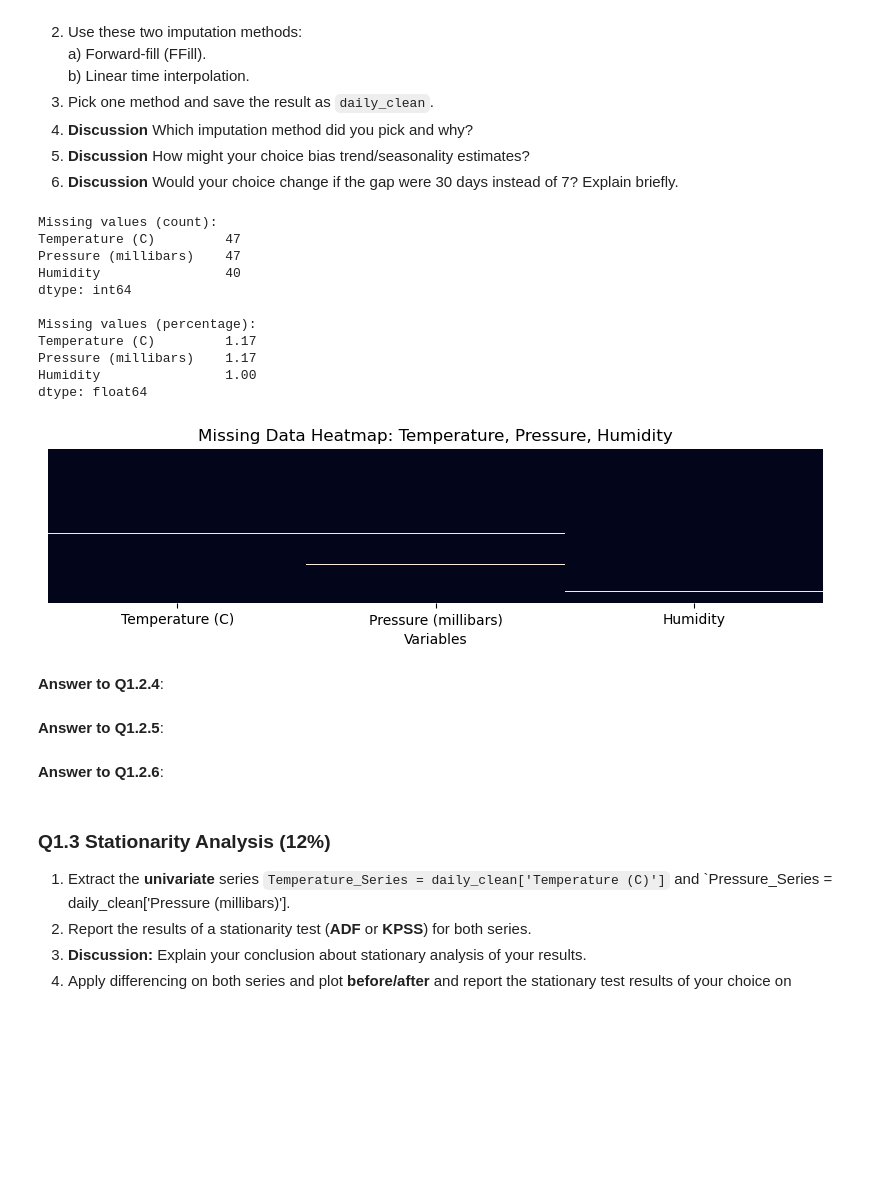
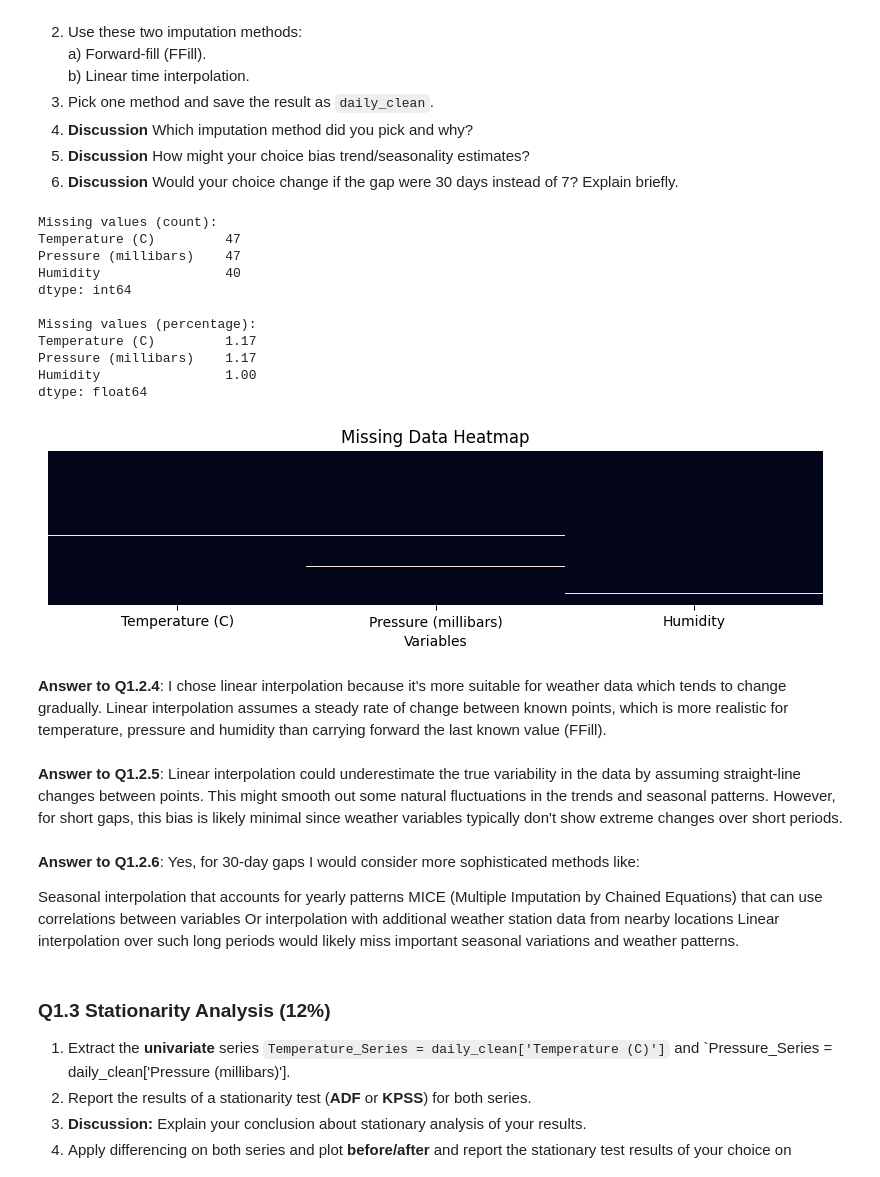
Before and after one commit to Benjamin-2003/AISE_4010_Assignments, a Jupyter notebook: Assignment1.ipynb, the cells around one changed output. Drawn from its saved outputs; the diff is of its cells as text; code cells hidden in the pictures; blank space fills up the shorter version.

```diff
--- a/Assignment1.ipynb
+++ b/Assignment1.ipynb
@@ -84,34 +84,34 @@ memory usage: 251.3 KB
 # %%
 # Answer to Q1.2.1
 
-# Select relevant columns
+# Part 1: Report missingness
 cols = ['Temperature (C)', 'Pressure (millibars)', 'Humidity']
 
-# Report missingness: counts and percentage
+# Report missingness statistics
 missing_counts = weather[cols].isnull().sum()
 missing_percent = weather[cols].isnull().mean() * 100
 
 print("Missing values (count):")
 print(missing_counts)
 print("\nMissing values (percentage):")
 print(missing_percent.round(2))
 
-# Show heatmap of missing values
+# Visualize missing data
 plt.figure(figsize=(10, 2))
 sns.heatmap(weather[cols].isnull(), cbar=False, yticklabels=False)
 plt.xlabel("Variables")
-plt.title("Missing Data Heatmap: Temperature, Pressure, Humidity")
+plt.title("Missing Data Heatmap")
 plt.show()
 # %% [output]
 Missing values (count):
 Temperature (C)         47
 Pressure (millibars)    47
 Humidity                40
 dtype: int64
 
 Missing values (percentage):
 Temperature (C)         1.17
 Pressure (millibars)    1.17
 Humidity                1.00
 dtype: float64
-[figure, old version]
+[figure, new version]
@@ -122,9 +132,16 @@ dtype: float64
 # %% [markdown]
 **Answer to Q1.2.4**:
+I chose linear interpolation because it's more suitable for weather data which tends to change gradually. Linear interpolation assumes a steady rate of change between known points, which is more realistic for temperature, pressure and humidity than carrying forward the last known value (FFill).
 # %% [markdown]
 **Answer to Q1.2.5**:
+Linear interpolation could underestimate the true variability in the data by assuming straight-line changes between points. This might smooth out some natural fluctuations in the trends and seasonal patterns. However, for short gaps, this bias is likely minimal since weather variables typically don't show extreme changes over short periods.
 # %% [markdown]
 **Answer to Q1.2.6**:
+Yes, for 30-day gaps I would consider more sophisticated methods like:
+
+Seasonal interpolation that accounts for yearly patterns
+MICE (Multiple Imputation by Chained Equations) that can use correlations between variables
+Or interpolation with additional weather station data from nearby locations Linear interpolation over such long periods would likely miss important seasonal variations and weather patterns.
 # %% [markdown]
 ### Q1.3 Stationarity Analysis (12%)
 1. Extract the **univariate** series `Temperature_Series = daily_clean['Temperature (C)']` and `Pressure_Series = daily_clean['Pressure (millibars)'].
```
Also changed, not shown: parts of 34 cells of this notebook.
